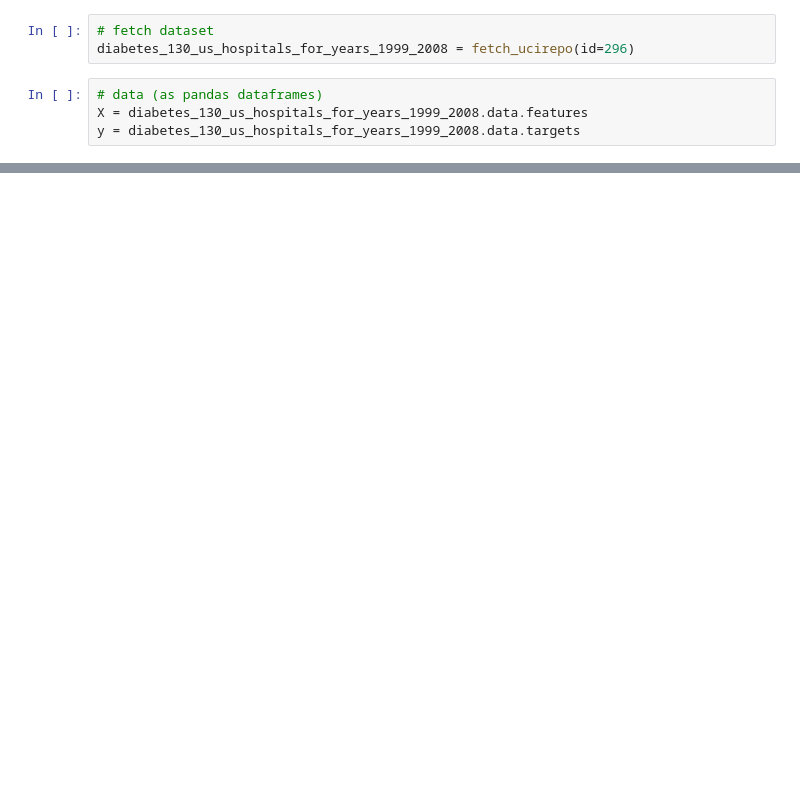
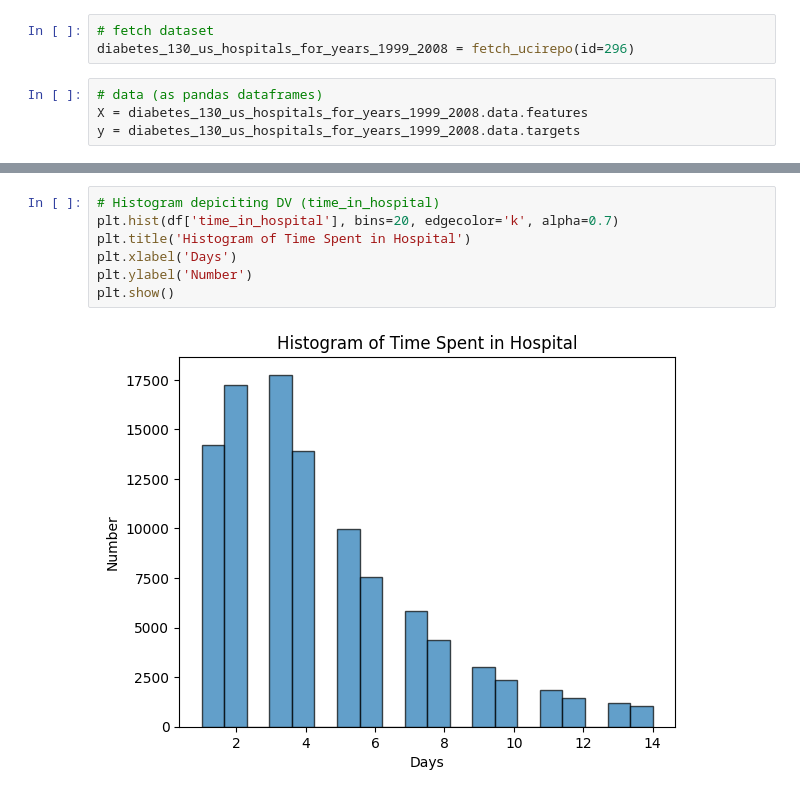
Before and after one commit to EugeneHsiung/datasci_6_anova, a Jupyter notebook: datasci_6_anova.ipynb, the cells around one changed output, grey strips where cells are left out. Drawn from its saved outputs; the diff is of its cells as text; blank space fills up the shorter version.

```diff
--- a/datasci_6_anova.ipynb
+++ b/datasci_6_anova.ipynb
@@ -58,0 +144,9 @@ df.sample(10)
+# %%
+# Histogram depiciting DV (time_in_hospital)
+plt.hist(df['time_in_hospital'], bins=20, edgecolor='k', alpha=0.7)
+plt.title('Histogram of Time Spent in Hospital')
+plt.xlabel('Days')
+plt.ylabel('Number')
+plt.show()
+# %% [output]
+[figure, added]
```
Also changed, not shown: parts of 34 cells of this notebook.
